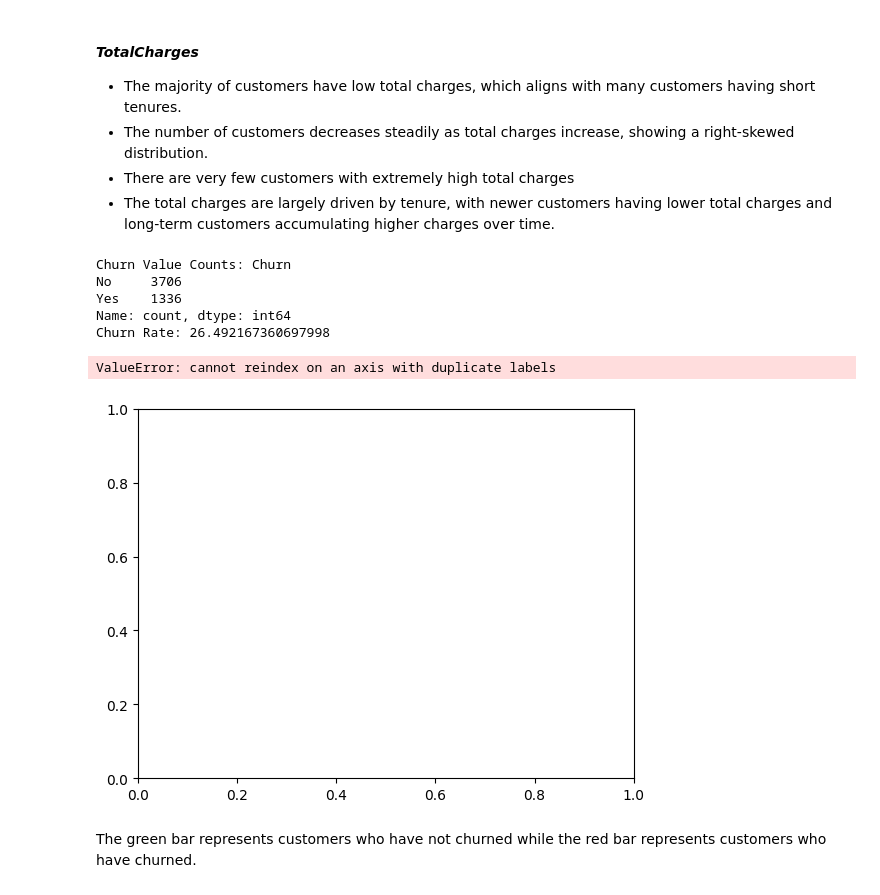
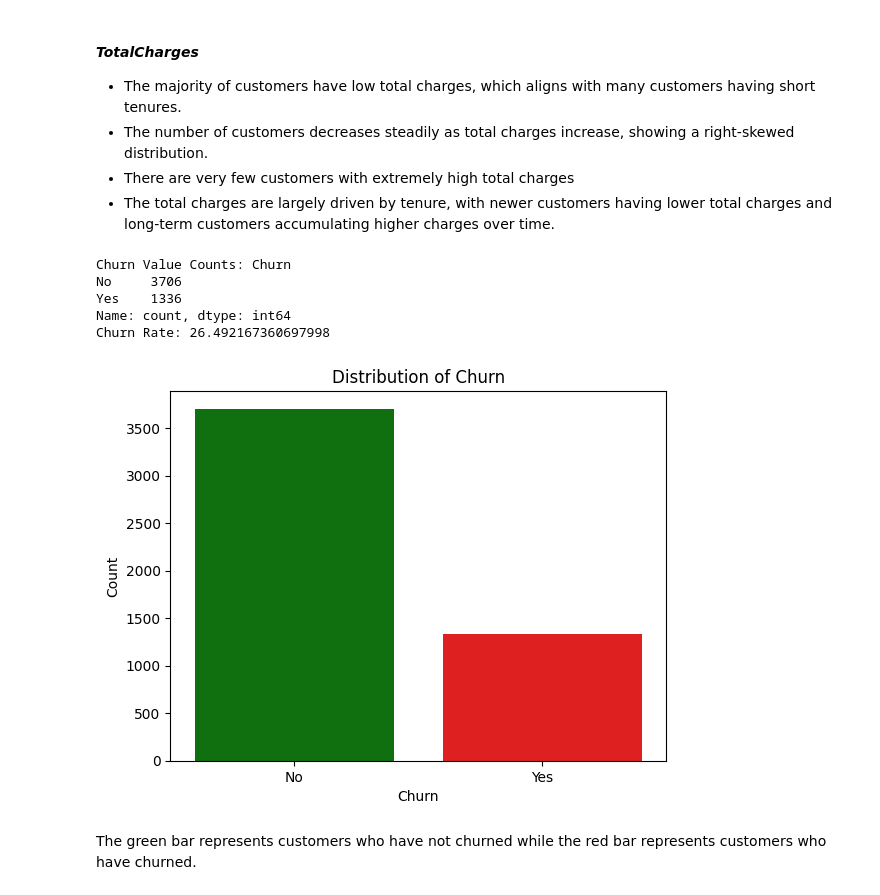
Before and after one commit to zeemanzak/CUSTOMER-CHUN-PREDICTION-AT-VODAFONE-CORPORATION, a Jupyter notebook: notebook/main.ipynb, the cells around one changed output. Cells and saved outputs as stored; diff of their text form; code cells hidden in the pictures.

```diff
--- a/notebook/main.ipynb
+++ b/notebook/main.ipynb
@@ -501,33 +507,33 @@ sns.boxplot(main_df)
 # %%
 # calculate number of customers who have churned and who have not
 churn_value_counts = main_df['Churn'].value_counts()
 print("Churn Value Counts:", churn_value_counts)
 # Calculate the total number of customers
 total_customers = len(main_df)
 
 # Calculate the number of customers who churned
 churned_customers = len(main_df.loc[main_df['Churn'] == 'Yes'])
 
 # Calculate the churn rate
 churn_rate = (churned_customers / total_customers) * 100
 
 print("Churn Rate:", churn_rate)
 # reset index
 #main_df.reset_index()
 # distribution of churn
+main_df.reset_index(inplace=True)
 sns.countplot(x='Churn',data=main_df,color='blue', palette={'Yes': 'red', 'No': 'green'})
 plt.title('Distribution of Churn')
 plt.xlabel('Churn')
 plt.ylabel('Count')
 plt.show()
 # %% [output]
 Churn Value Counts: Churn
 No     3706
 Yes    1336
 Name: count, dtype: int64
 Churn Rate: 26.492167360697998
-ValueError: cannot reindex on an axis with duplicate labels
-[figure, old version]
+[figure, new version]
 # %% [markdown]
 The green bar represents customers who have not churned while the red bar represents customers who have churned.
 # %% [markdown]
```
Also changed, not shown: parts of 17 cells of this notebook, 1 other file.
